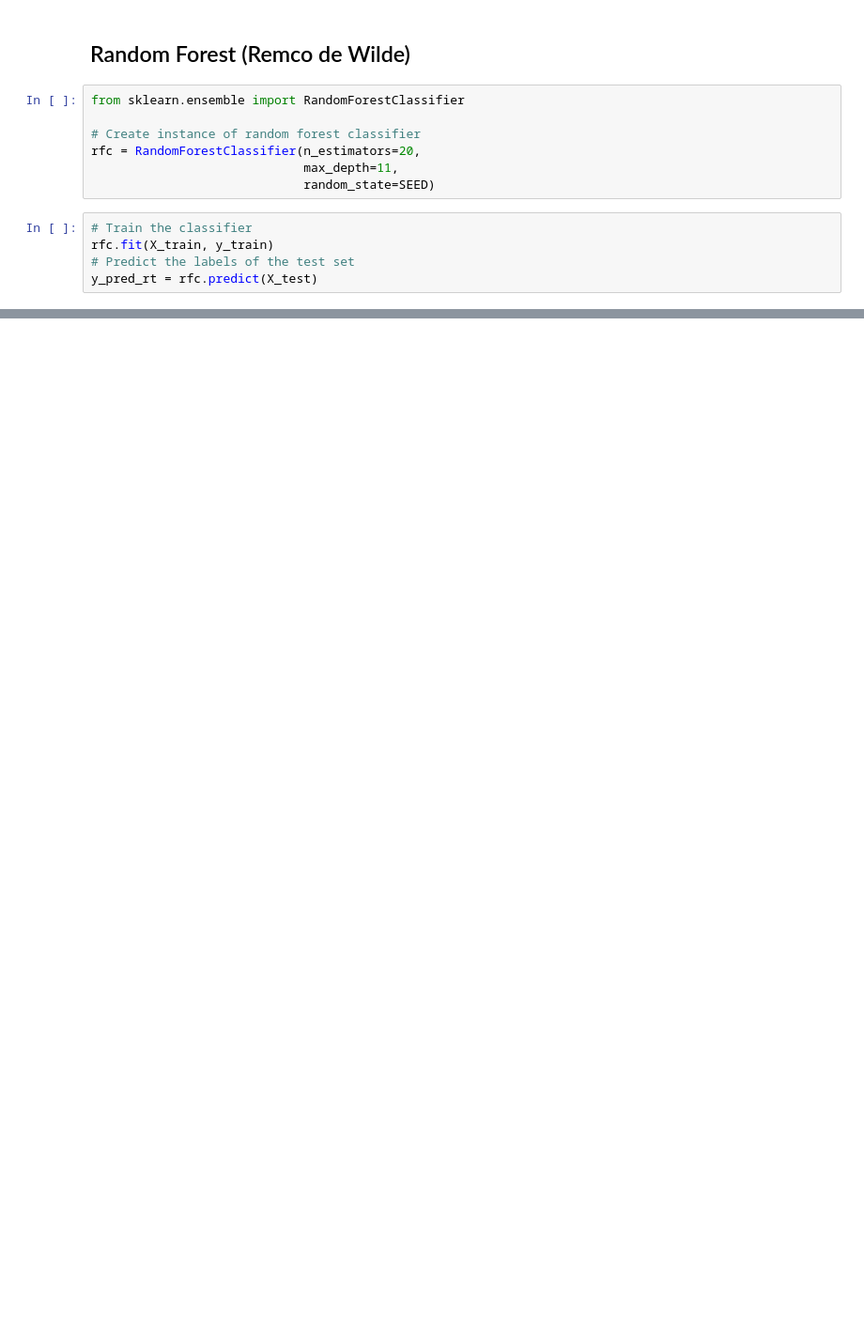
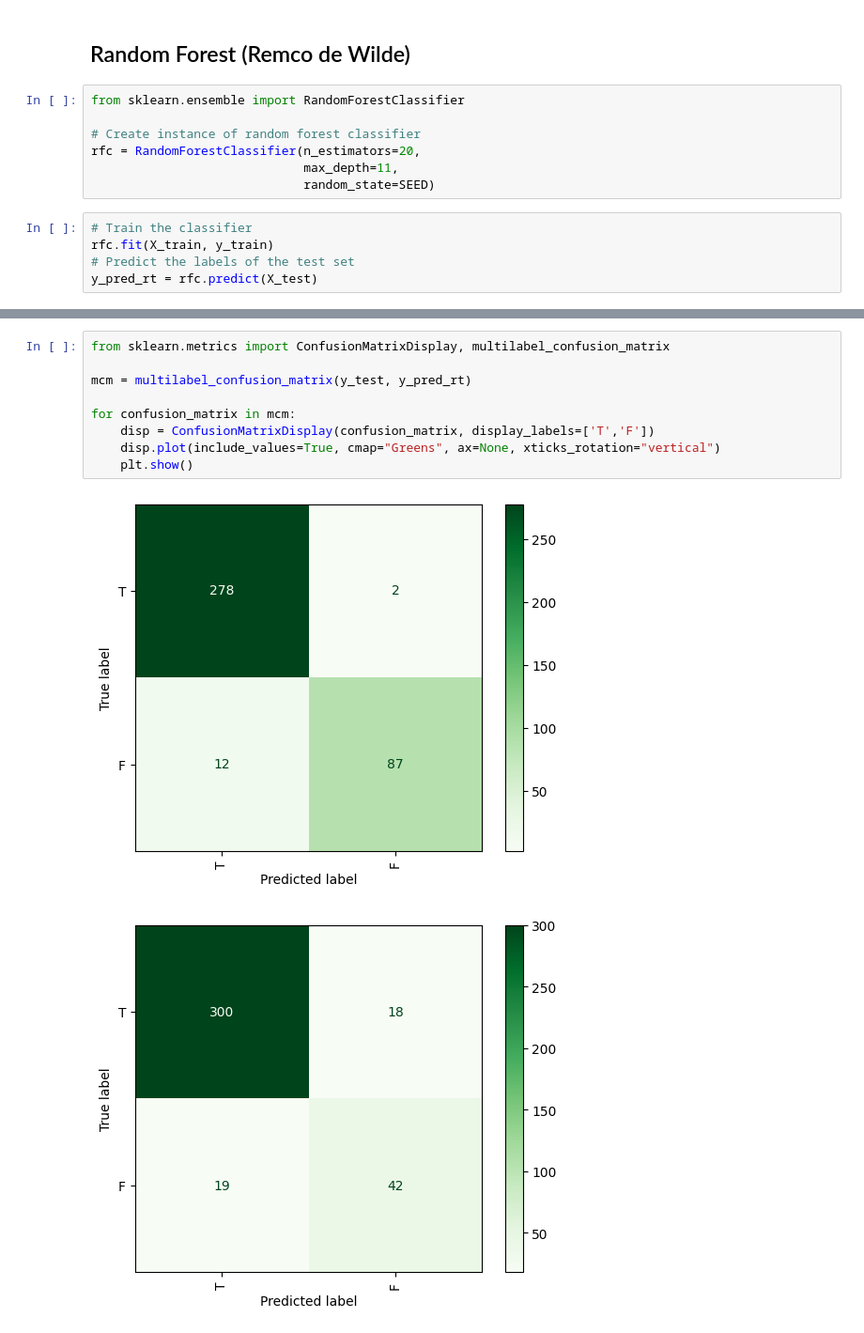
Before and after one commit to RemcoDewlde/introduction_to_machine-learning_windesheim, a Jupyter notebook: machine_learning.ipynb, the cells around one changed output, grey strips where cells are left out. Shown at 94% size. Saved outputs shown, nothing was run; the diff lists cells and outputs as text; blank space fills up the shorter version.

```diff
--- a/machine_learning.ipynb
+++ b/machine_learning.ipynb
@@ -200,0 +218,12 @@ DecisionTreeClassifier(max_depth=11, max_features='sqrt',
+# %%
+from sklearn.metrics import ConfusionMatrixDisplay, multilabel_confusion_matrix
+
+mcm = multilabel_confusion_matrix(y_test, y_pred_rt)
+
+for confusion_matrix in mcm:
+    disp = ConfusionMatrixDisplay(confusion_matrix, display_labels=['T','F'])
+    disp.plot(include_values=True, cmap="Greens", ax=None, xticks_rotation="vertical")
+    plt.show()
+# %% [output]
+[figure, added]
+[figure, added]
```
Also changed, not shown: parts of 33 cells of this notebook.
